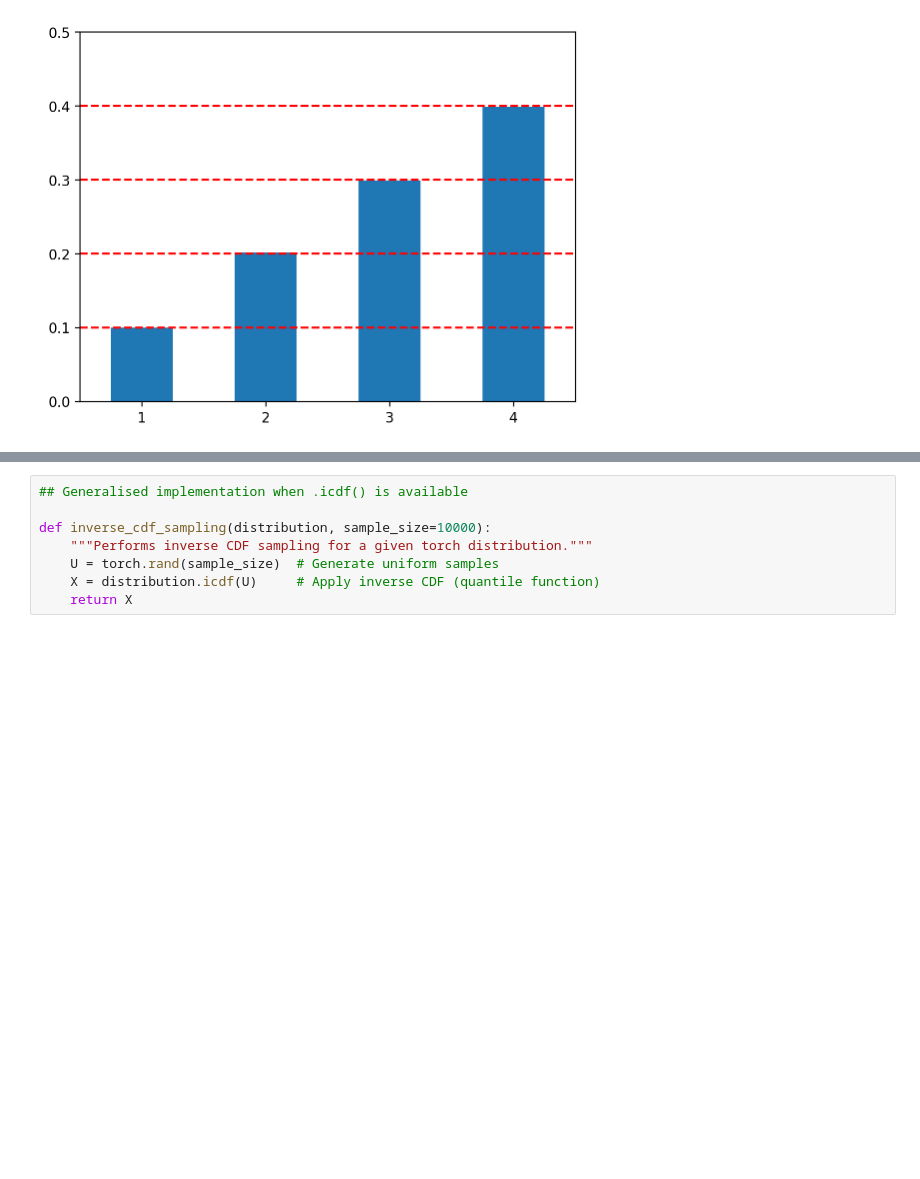
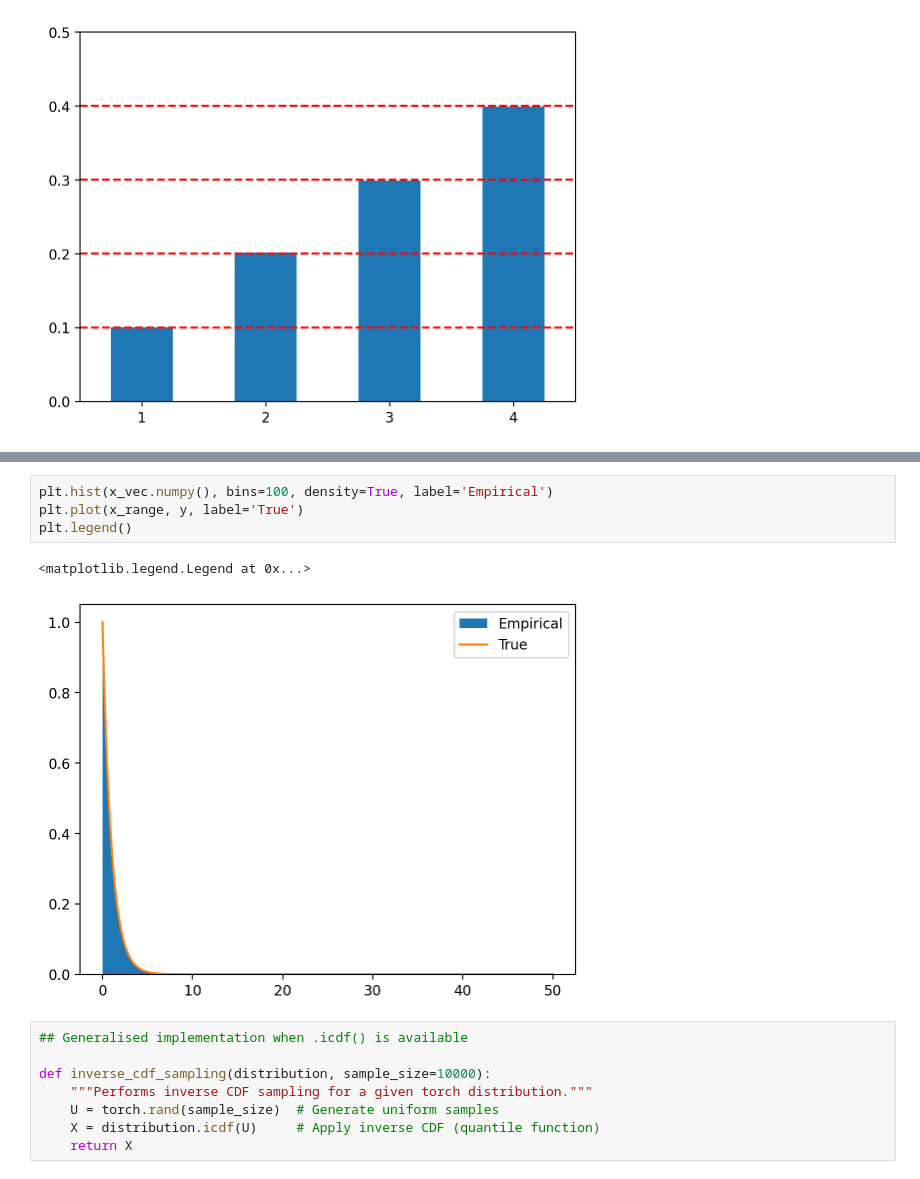
Before and after one commit to nipunbatra/psdv-teaching, a Jupyter notebook: notebooks/cdf.ipynb, the cells around one changed output, grey strips where cells are left out. Cells and saved outputs as stored; diff of their text form; blank space fills up the shorter version.

```diff
--- a/notebooks/cdf.ipynb
+++ b/notebooks/cdf.ipynb
@@ -94,3 +112,10 @@ plt.ylim(0, 0.5)
+# %%
+plt.hist(x_vec.numpy(), bins=100, density=True, label='Empirical')
+plt.plot(x_range, y, label='True')
+plt.legend()
+# %% [output]
+<matplotlib.legend.Legend at 0x...>
+[figure, added]
 # %%
 ## Generalised implementation when .icdf() is available
 
```
Also changed, not shown: parts of 6 cells of this notebook.
